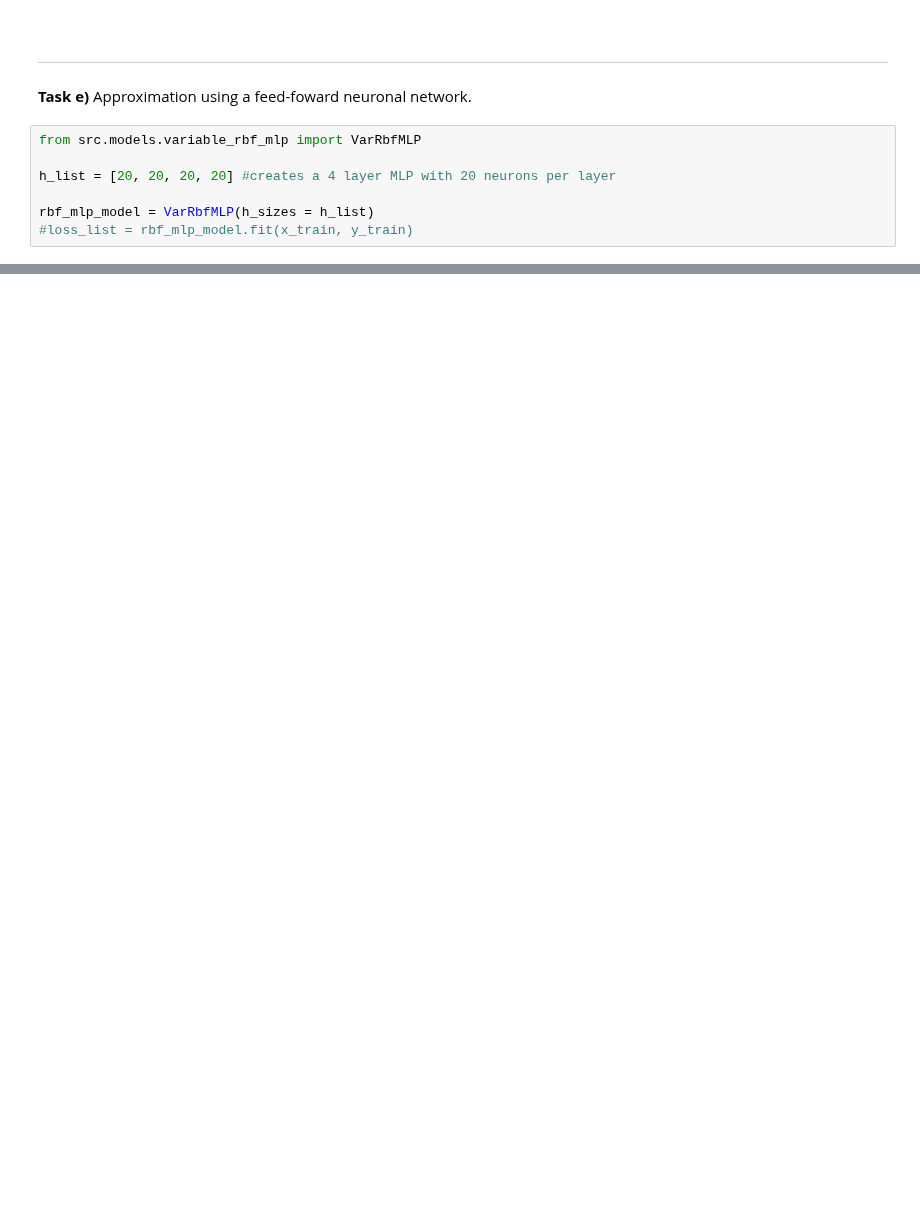
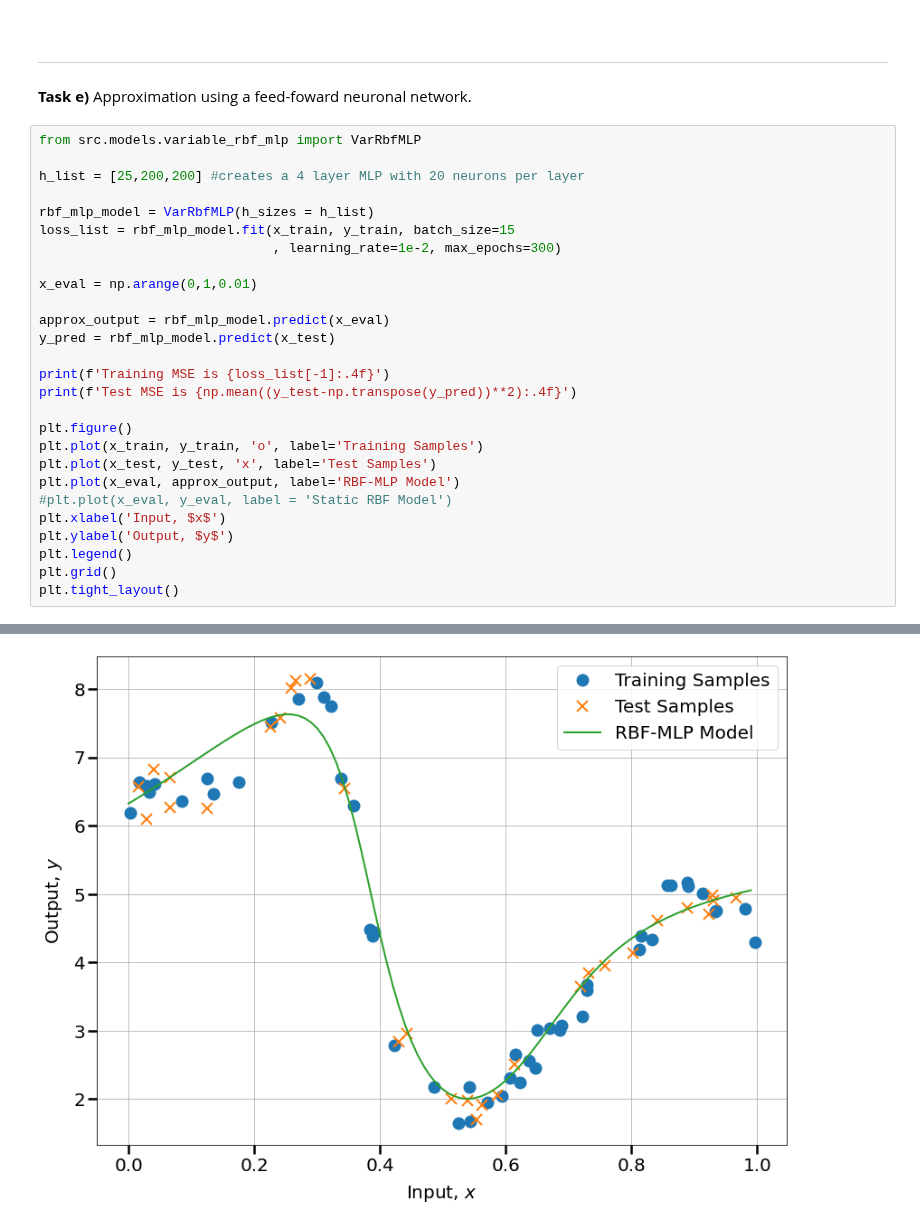
Before and after one commit to FelixSto/NSP_Assignments, a Jupyter notebook: notebooks/assignments/1-1-system-identification.ipynb, the cells around one changed output, grey strips where cells are left out. Drawn from its saved outputs; the diff is of its cells as text; blank space fills up the shorter version.

```diff
--- a/notebooks/assignments/1-1-system-identification.ipynb
+++ b/notebooks/assignments/1-1-system-identification.ipynb
@@ -371,10 +371,31 @@ Test MSE is 0.0499
 <hr style='border:2.2px solid Black'></hr>
 
 **Task e)** Approximation using a feed-foward neuronal network.
-# %%
-from src.models.variable_rbf_mlp import VarRbfMLP
-
-h_list = [20, 20, 20, 20] #creates a 4 layer MLP with 20 neurons per layer
-
-rbf_mlp_model = VarRbfMLP(h_sizes = h_list)
-#loss_list = rbf_mlp_model.fit(x_train, y_train)
+# %%
+from src.models.variable_rbf_mlp import VarRbfMLP
+
+h_list = [25,200,200] #creates a 4 layer MLP with 20 neurons per layer
+
+rbf_mlp_model = VarRbfMLP(h_sizes = h_list)
+loss_list = rbf_mlp_model.fit(x_train, y_train, batch_size=15
+                              , learning_rate=1e-2, max_epochs=300)
+
+x_eval = np.arange(0,1,0.01)
+
+approx_output = rbf_mlp_model.predict(x_eval)
+y_pred = rbf_mlp_model.predict(x_test)
+
+print(f'Training MSE is {loss_list[-1]:.4f}')
+print(f'Test MSE is {np.mean((y_test-np.transpose(y_pred))**2):.4f}')
+
+plt.figure()
+plt.plot(x_train, y_train, 'o', label='Training Samples')
+plt.plot(x_test, y_test, 'x', label='Test Samples')
+plt.plot(x_eval, approx_output, label='RBF-MLP Model')
+#plt.plot(x_eval, y_eval, label = 'Static RBF Model')
+plt.xlabel('Input, $x$')
+plt.ylabel('Output, $y$')
+plt.legend()
+plt.grid()
+plt.tight_layout()
+# %% [output]
@@ -380,0 +410 @@ rbf_mlp_model = VarRbfMLP(h_sizes = h_list)
+[figure, added]
```
Also changed, not shown: parts of 7 cells of this notebook.
